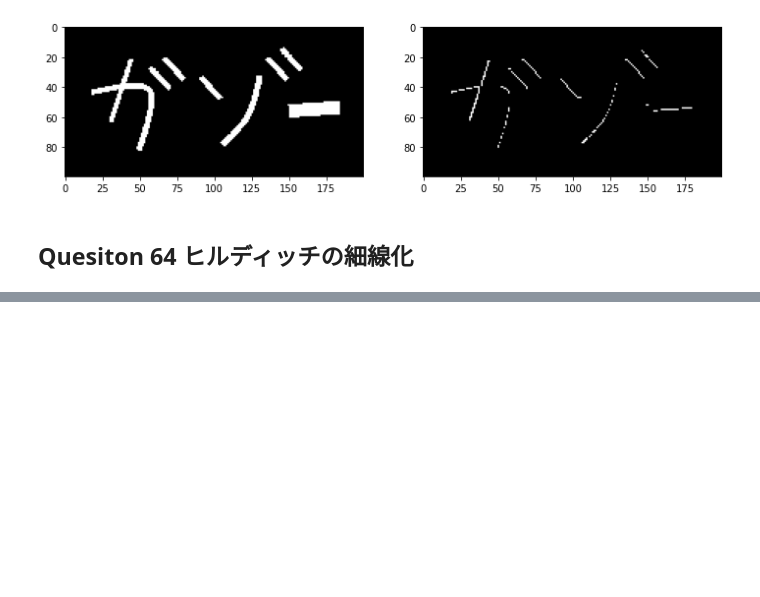
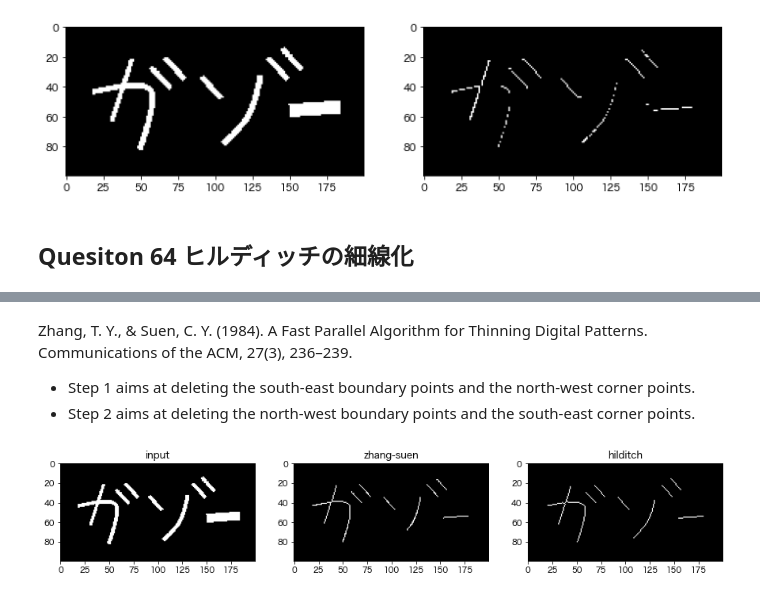
Before and after one commit to shinchu/gasyori100, a Jupyter notebook: notebooks/week_07.ipynb, the cells around one changed output, grey strips where cells are left out. Saved outputs shown, nothing was run; the diff lists cells and outputs as text; code cells hidden in the pictures; blank space fills up the shorter version.

```diff
--- a/notebooks/week_07.ipynb
+++ b/notebooks/week_07.ipynb
@@ -310,0 +751,5 @@ gazo_sample.png にヒルディッチの細線化を行え。
+# %% [markdown]
+Zhang, T. Y., & Suen, C. Y. (1984). A Fast Parallel Algorithm for Thinning Digital Patterns. Communications of the ACM, 27(3), 236–239.
+
+- Step 1 aims at deleting the south-east boundary points and the north-west corner points.
+- Step 2 aims at deleting the north-west boundary points and the south-east corner points.
@@ -310,0 +876,13 @@ gazo_sample.png にヒルディッチの細線化を行え。
+# %%
+out = zhang_suen_thinning(gazo)
+
+fig, ax = plt.subplots(1, 3, figsize=(15, 5))
+ax[0].set_title("input")
+ax[0].imshow(gazo, cmap="gray")
+ax[1].set_title("zhang-suen")
+ax[1].imshow(out, cmap="gray")
+ax[2].set_title("hilditch")
+ax[2].imshow(h_out, cmap="gray")
+plt.show()
+# %% [output]
+[figure, added]
```
Also changed, not shown: parts of 14 cells of this notebook.
